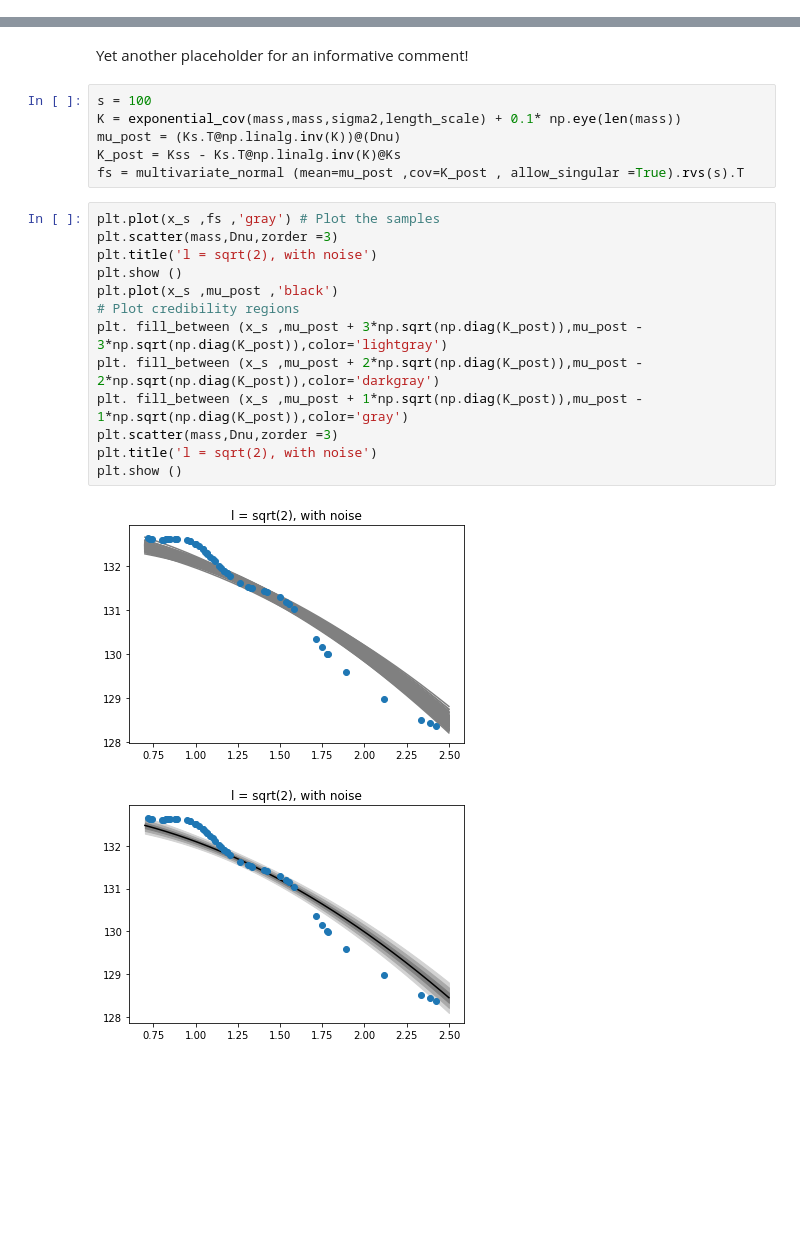
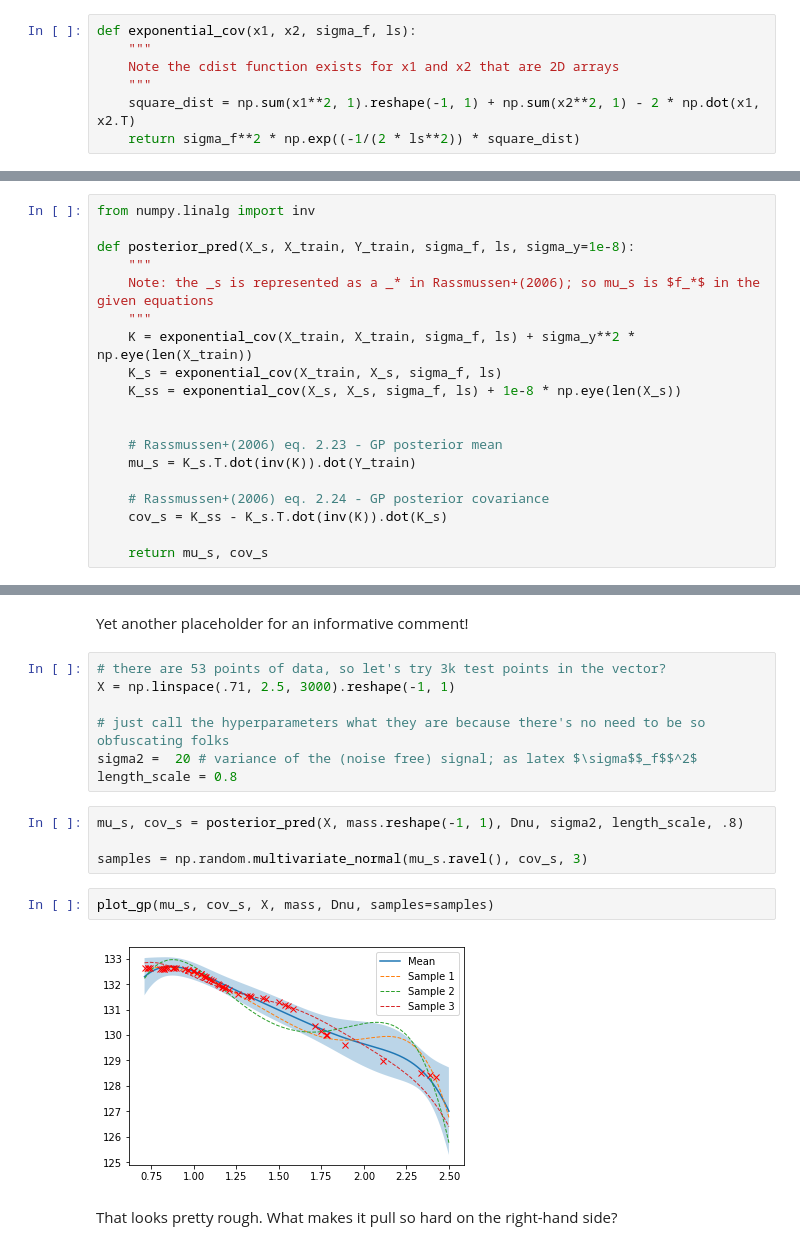
Before and after one commit to lmcarboneau/GP-systematics, a Jupyter notebook: modelling/test_models/Practice_model_starter_numpy.ipynb, the cells around one changed output, grey strips where cells are left out. Drawn from its saved outputs; the diff is of its cells as text; blank space fills up the shorter version.

```diff
--- a/modelling/test_models/Practice_model_starter_numpy.ipynb
+++ b/modelling/test_models/Practice_model_starter_numpy.ipynb
@@ -110,0 +131,7 @@ K_post = Kss - Ks.T@np.linalg.inv(K)@Ks
+# %%
+def exponential_cov(x1, x2, sigma_f, ls):
+    """
+    Note the cdist function exists for x1 and x2 that are 2D arrays
+    """
+    square_dist = np.sum(x1**2, 1).reshape(-1, 1) + np.sum(x2**2, 1) - 2 * np.dot(x1, x2.T)
+    return sigma_f**2 * np.exp((-1/(2 * ls**2)) * square_dist)
@@ -110,0 +148,19 @@ K_post = Kss - Ks.T@np.linalg.inv(K)@Ks
+# %%
+from numpy.linalg import inv
+
+def posterior_pred(X_s, X_train, Y_train, sigma_f, ls, sigma_y=1e-8):
+    """
+    Note: the _s is represented as a _* in Rassmussen+(2006); so mu_s is $f_*$ in the given equations
+    """
+    K = exponential_cov(X_train, X_train, sigma_f, ls) + sigma_y**2 * np.eye(len(X_train))
+    K_s = exponential_cov(X_train, X_s, sigma_f, ls)
+    K_ss = exponential_cov(X_s, X_s, sigma_f, ls) + 1e-8 * np.eye(len(X_s))
+
+
+    # Rassmussen+(2006) eq. 2.23 - GP posterior mean
+    mu_s = K_s.T.dot(inv(K)).dot(Y_train)
+
+    # Rassmussen+(2006) eq. 2.24 - GP posterior covariance
+    cov_s = K_ss - K_s.T.dot(inv(K)).dot(K_s)
+
+    return mu_s, cov_s
@@ -111,24 +169,19 @@ K_post = Kss - Ks.T@np.linalg.inv(K)@Ks
 # %% [markdown]
 Yet another placeholder for an informative comment!
-# %%
-s = 100
-K = exponential_cov(mass,mass,sigma2,length_scale) + 0.1* np.eye(len(mass))
-mu_post = (Ks.T@np.linalg.inv(K))@(Dnu)
-K_post = Kss - Ks.T@np.linalg.inv(K)@Ks
-fs = multivariate_normal (mean=mu_post ,cov=K_post , allow_singular =True).rvs(s).T
-# %%
-plt.plot(x_s ,fs ,'gray') # Plot the samples
-plt.scatter(mass,Dnu,zorder =3)
-plt.title('l = sqrt(2), with noise')
-plt.show ()
-plt.plot(x_s ,mu_post ,'black')
-# Plot credibility regions
-plt. fill_between (x_s ,mu_post + 3*np.sqrt(np.diag(K_post)),mu_post - 3*np.sqrt(np.diag(K_post)),color='lightgray')
-plt. fill_between (x_s ,mu_post + 2*np.sqrt(np.diag(K_post)),mu_post - 2*np.sqrt(np.diag(K_post)),color='darkgray')
-plt. fill_between (x_s ,mu_post + 1*np.sqrt(np.diag(K_post)),mu_post - 1*np.sqrt(np.diag(K_post)),color='gray')
-plt.scatter(mass,Dnu,zorder =3)
-plt.title('l = sqrt(2), with noise')
-plt.show ()
-# %% [output]
-[figure, removed]
-[figure, removed]
+# %%
+# there are 53 points of data, so let's try 3k test points in the vector?
+X = np.linspace(.71, 2.5, 3000).reshape(-1, 1)
+
+# just call the hyperparameters what they are because there's no need to be so obfuscating folks
+sigma2 =  20 # variance of the (noise free) signal; as latex $\sigma$$_f$$^2$
+length_scale = 0.8
+# %%
+mu_s, cov_s = posterior_pred(X, mass.reshape(-1, 1), Dnu, sigma2, length_scale, .8)
+
+samples = np.random.multivariate_normal(mu_s.ravel(), cov_s, 3)
+# %%
+plot_gp(mu_s, cov_s, X, mass, Dnu, samples=samples)
+# %% [output]
+[figure, added]
+# %% [markdown]
+That looks pretty rough. What makes it pull so hard on the right-hand side?
```
Also changed, not shown: parts of 31 cells of this notebook, 2 other files.
